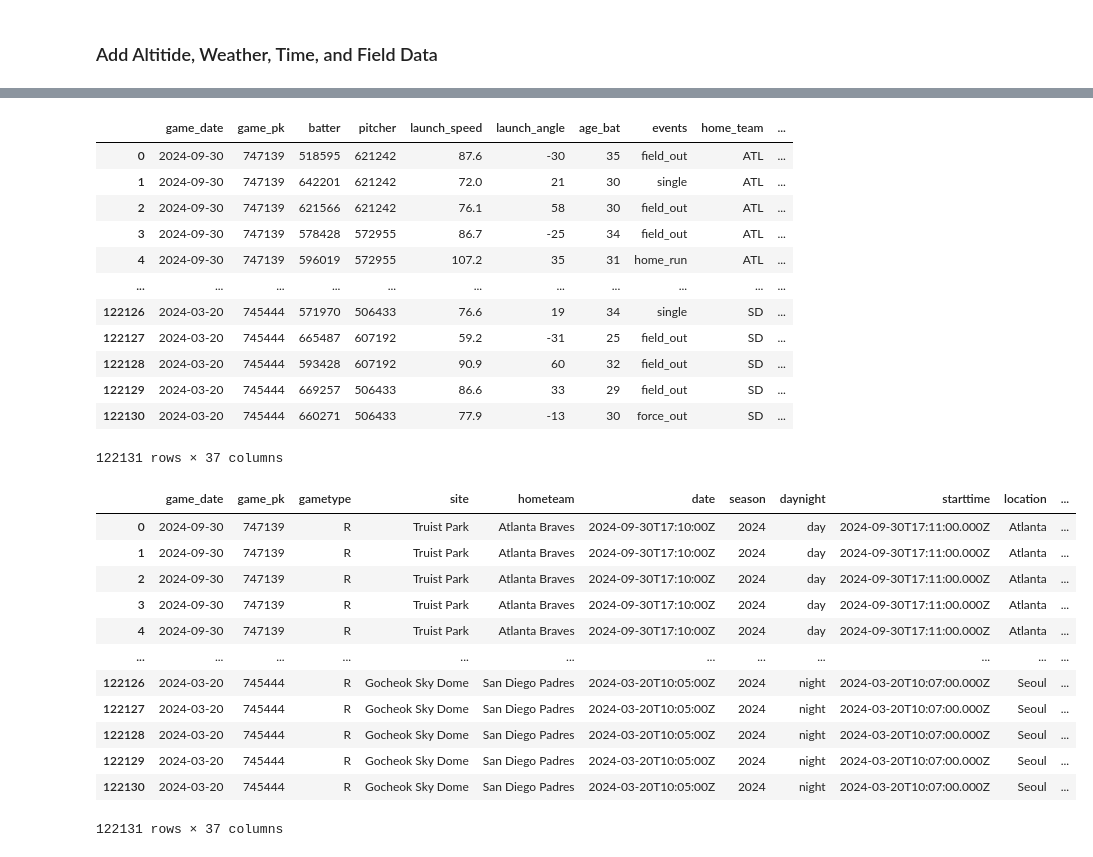
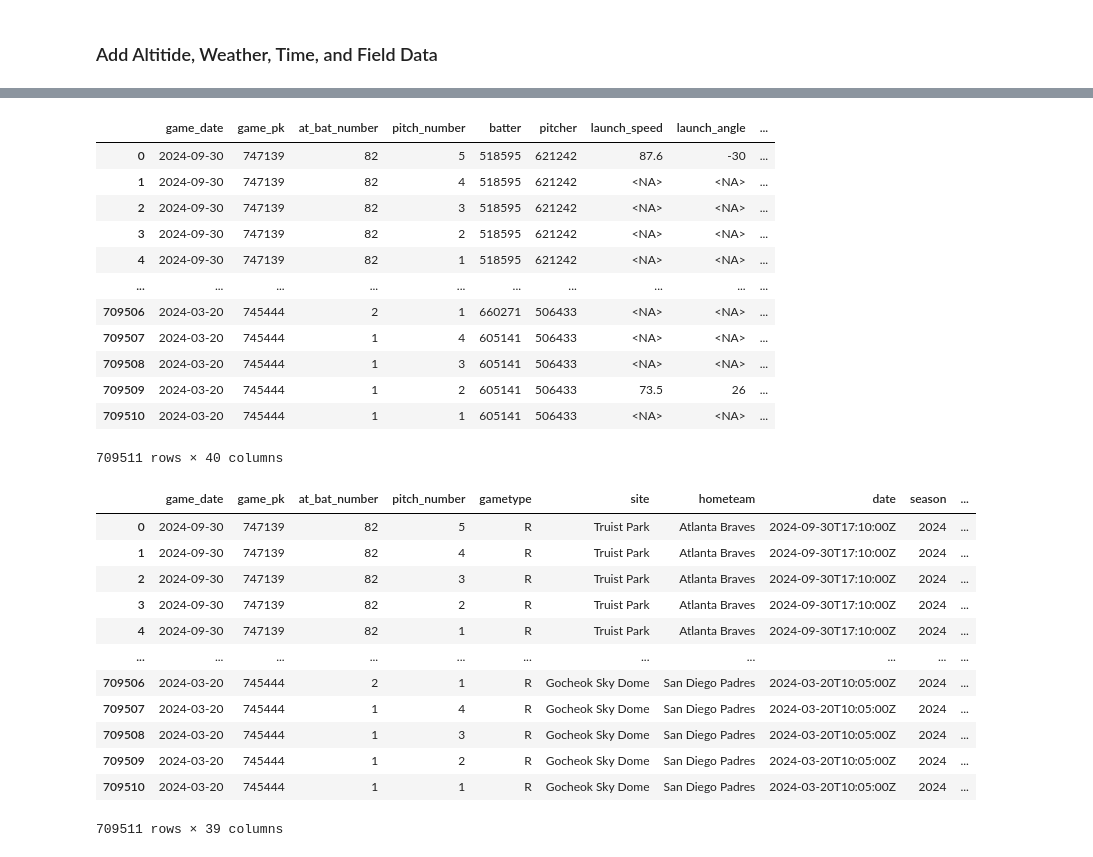
Before and after one commit to elizabethavargas/baseball, a Jupyter notebook: create_dataset.ipynb, the cells around one changed output, grey strips where cells are left out. Saved outputs shown, nothing was run; the diff lists cells and outputs as text; code cells hidden in the pictures.

Commit message:
Updated to get bat level data

```diff
--- a/create_dataset.ipynb
+++ b/create_dataset.ipynb
@@ -62,7 +63,7 @@ Skipping offseason dates
 709511 rows × 118 columns
 # %%
 # keep relevant columns
-df = data[['game_date', 'game_pk', 'batter', 'pitcher', 'launch_speed',
+df = data[['game_date', 'game_pk', 'at_bat_number', 'pitch_number', 'batter', 'pitcher', 'launch_speed',
            'launch_angle', 'age_bat', 'events', 'home_team',
            'stand', 'p_throws', 'pitch_type', 'release_speed']].copy()
 
@@ -70,9 +71,9 @@ df = data[['game_date', 'game_pk', 'batter', 'pitcher', 'launch_speed',
 non_batted_ball_events = ["strikeout", "strikeout_double_play", "walk",
     "hit_by_pitch", "catcher_interf", "truncated_pa", "sac_fly", "sac_bunt"]
 
-df = df[~df["events"].isin(non_batted_ball_events)]
+#df = df[~df["events"].isin(non_batted_ball_events)]
 
 # drop na for rows without launch data
-df.dropna(subset=['launch_speed', 'launch_angle', "events"], inplace=True)
+#df.dropna(subset=['launch_speed', 'launch_angle', "events"], inplace=True)
 df
 # %% [output]
@@ -202,6 +203,10 @@ df['wind_int'] = df.wind.str.split(' ').str[0]
 def is_barrel(row):
     ev = row['launch_speed']
     la = row['launch_angle']
+
+    # Handle NA values
+    if pd.isna(ev) or pd.isna(la):
+        return False
 
     if ev < 98:
         return False
@@ -218,41 +223,41 @@ def is_barrel(row):
 df['barrel'] = df.apply(is_barrel, axis=1).astype(int)
 df
 # %% [output]
-|  | game_date | game_pk | batter | pitcher | launch_speed | launch_angle | age_bat | events | home_team | ... |
-| 0 | 2024-09-30 | 747139 | 518595 | 621242 | 87.6 | -30 | 35 | field_out | ATL | ... |
-| 1 | 2024-09-30 | 747139 | 642201 | 621242 | 72.0 | 21 | 30 | single | ATL | ... |
-| 2 | 2024-09-30 | 747139 | 621566 | 621242 | 76.1 | 58 | 30 | field_out | ATL | ... |
-| 3 | 2024-09-30 | 747139 | 578428 | 572955 | 86.7 | -25 | 34 | field_out | ATL | ... |
-| 4 | 2024-09-30 | 747139 | 596019 | 572955 | 107.2 | 35 | 31 | home_run | ATL | ... |
-| ... | ... | ... | ... | ... | ... | ... | ... | ... | ... | ... |
-| 122126 | 2024-03-20 | 745444 | 571970 | 506433 | 76.6 | 19 | 34 | single | SD | ... |
-| 122127 | 2024-03-20 | 745444 | 665487 | 607192 | 59.2 | -31 | 25 | field_out | SD | ... |
-| 122128 | 2024-03-20 | 745444 | 593428 | 607192 | 90.9 | 60 | 32 | field_out | SD | ... |
-| 122129 | 2024-03-20 | 745444 | 669257 | 506433 | 86.6 | 33 | 29 | field_out | SD | ... |
-| 122130 | 2024-03-20 | 745444 | 660271 | 506433 | 77.9 | -13 | 30 | force_out | SD | ... |
+|  | game_date | game_pk | at_bat_number | pitch_number | batter | pitcher | launch_speed | launch_angle | ... |
+| 0 | 2024-09-30 | 747139 | 82 | 5 | 518595 | 621242 | 87.6 | -30 | ... |
+| 1 | 2024-09-30 | 747139 | 82 | 4 | 518595 | 621242 | <NA> | <NA> | ... |
+| 2 | 2024-09-30 | 747139 | 82 | 3 | 518595 | 621242 | <NA> | <NA> | ... |
+| 3 | 2024-09-30 | 747139 | 82 | 2 | 518595 | 621242 | <NA> | <NA> | ... |
+| 4 | 2024-09-30 | 747139 | 82 | 1 | 518595 | 621242 | <NA> | <NA> | ... |
+| ... | ... | ... | ... | ... | ... | ... | ... | ... | ... |
+| 709506 | 2024-03-20 | 745444 | 2 | 1 | 660271 | 506433 | <NA> | <NA> | ... |
+| 709507 | 2024-03-20 | 745444 | 1 | 4 | 605141 | 506433 | <NA> | <NA> | ... |
+| 709508 | 2024-03-20 | 745444 | 1 | 3 | 605141 | 506433 | <NA> | <NA> | ... |
+| 709509 | 2024-03-20 | 745444 | 1 | 2 | 605141 | 506433 | 73.5 | 26 | ... |
+| 709510 | 2024-03-20 | 745444 | 1 | 1 | 605141 | 506433 | <NA> | <NA> | ... |
-122131 rows × 37 columns
+709511 rows × 40 columns
 # %%
 # sort and select columns
-df = df[['game_date', 'game_pk', 'gametype', 'site', 'hometeam', 'date',
+df = df[['game_date', 'game_pk', 'at_bat_number', 'pitch_number', 'gametype', 'site', 'hometeam', 'date',
      'season', 'daynight','starttime', 'location', 'elevation', 'attendance',
      'capacity','turfType', 'roofType', 'leftLine', 'leftCenter', 'center',
        'rightCenter', 'rightLine', 'wind_int',  'sky', 'temp', 'wind',
     'batter', 'pitcher', 'release_speed', 'launch_speed', 'launch_angle', 'age_bat',
     'pitch_type', 'stand', 'p_throws', 'pitcher_batter_handedness', 'barrel', 'events', 'home_run']]
 df
 # %% [output]
-|  | game_date | game_pk | gametype | site | hometeam | date | season | daynight | starttime | location | ... |
-| 0 | 2024-09-30 | 747139 | R | Truist Park | Atlanta Braves | 2024-09-30T17:10:00Z | 2024 | day | 2024-09-30T17:11:00.000Z | Atlanta | ... |
-| 1 | 2024-09-30 | 747139 | R | Truist Park | Atlanta Braves | 2024-09-30T17:10:00Z | 2024 | day | 2024-09-30T17:11:00.000Z | Atlanta | ... |
-| 2 | 2024-09-30 | 747139 | R | Truist Park | Atlanta Braves | 2024-09-30T17:10:00Z | 2024 | day | 2024-09-30T17:11:00.000Z | Atlanta | ... |
-| 3 | 2024-09-30 | 747139 | R | Truist Park | Atlanta Braves | 2024-09-30T17:10:00Z | 2024 | day | 2024-09-30T17:11:00.000Z | Atlanta | ... |
-| 4 | 2024-09-30 | 747139 | R | Truist Park | Atlanta Braves | 2024-09-30T17:10:00Z | 2024 | day | 2024-09-30T17:11:00.000Z | Atlanta | ... |
-| ... | ... | ... | ... | ... | ... | ... | ... | ... | ... | ... | ... |
-| 122126 | 2024-03-20 | 745444 | R | Gocheok Sky Dome | San Diego Padres | 2024-03-20T10:05:00Z | 2024 | night | 2024-03-20T10:07:00.000Z | Seoul | ... |
-| 122127 | 2024-03-20 | 745444 | R | Gocheok Sky Dome | San Diego Padres | 2024-03-20T10:05:00Z | 2024 | night | 2024-03-20T10:07:00.000Z | Seoul | ... |
-| 122128 | 2024-03-20 | 745444 | R | Gocheok Sky Dome | San Diego Padres | 2024-03-20T10:05:00Z | 2024 | night | 2024-03-20T10:07:00.000Z | Seoul | ... |
-| 122129 | 2024-03-20 | 745444 | R | Gocheok Sky Dome | San Diego Padres | 2024-03-20T10:05:00Z | 2024 | night | 2024-03-20T10:07:00.000Z | Seoul | ... |
-| 122130 | 2024-03-20 | 745444 | R | Gocheok Sky Dome | San Diego Padres | 2024-03-20T10:05:00Z | 2024 | night | 2024-03-20T10:07:00.000Z | Seoul | ... |
+|  | game_date | game_pk | at_bat_number | pitch_number | gametype | site | hometeam | date | season | ... |
+| 0 | 2024-09-30 | 747139 | 82 | 5 | R | Truist Park | Atlanta Braves | 2024-09-30T17:10:00Z | 2024 | ... |
+| 1 | 2024-09-30 | 747139 | 82 | 4 | R | Truist Park | Atlanta Braves | 2024-09-30T17:10:00Z | 2024 | ... |
+| 2 | 2024-09-30 | 747139 | 82 | 3 | R | Truist Park | Atlanta Braves | 2024-09-30T17:10:00Z | 2024 | ... |
+| 3 | 2024-09-30 | 747139 | 82 | 2 | R | Truist Park | Atlanta Braves | 2024-09-30T17:10:00Z | 2024 | ... |
+| 4 | 2024-09-30 | 747139 | 82 | 1 | R | Truist Park | Atlanta Braves | 2024-09-30T17:10:00Z | 2024 | ... |
+| ... | ... | ... | ... | ... | ... | ... | ... | ... | ... | ... |
+| 709506 | 2024-03-20 | 745444 | 2 | 1 | R | Gocheok Sky Dome | San Diego Padres | 2024-03-20T10:05:00Z | 2024 | ... |
+| 709507 | 2024-03-20 | 745444 | 1 | 4 | R | Gocheok Sky Dome | San Diego Padres | 2024-03-20T10:05:00Z | 2024 | ... |
+| 709508 | 2024-03-20 | 745444 | 1 | 3 | R | Gocheok Sky Dome | San Diego Padres | 2024-03-20T10:05:00Z | 2024 | ... |
+| 709509 | 2024-03-20 | 745444 | 1 | 2 | R | Gocheok Sky Dome | San Diego Padres | 2024-03-20T10:05:00Z | 2024 | ... |
+| 709510 | 2024-03-20 | 745444 | 1 | 1 | R | Gocheok Sky Dome | San Diego Padres | 2024-03-20T10:05:00Z | 2024 | ... |
-122131 rows × 37 columns
+709511 rows × 39 columns
 # %%
 # save dataset
```
Also changed, not shown: parts of 12 cells of this notebook.
